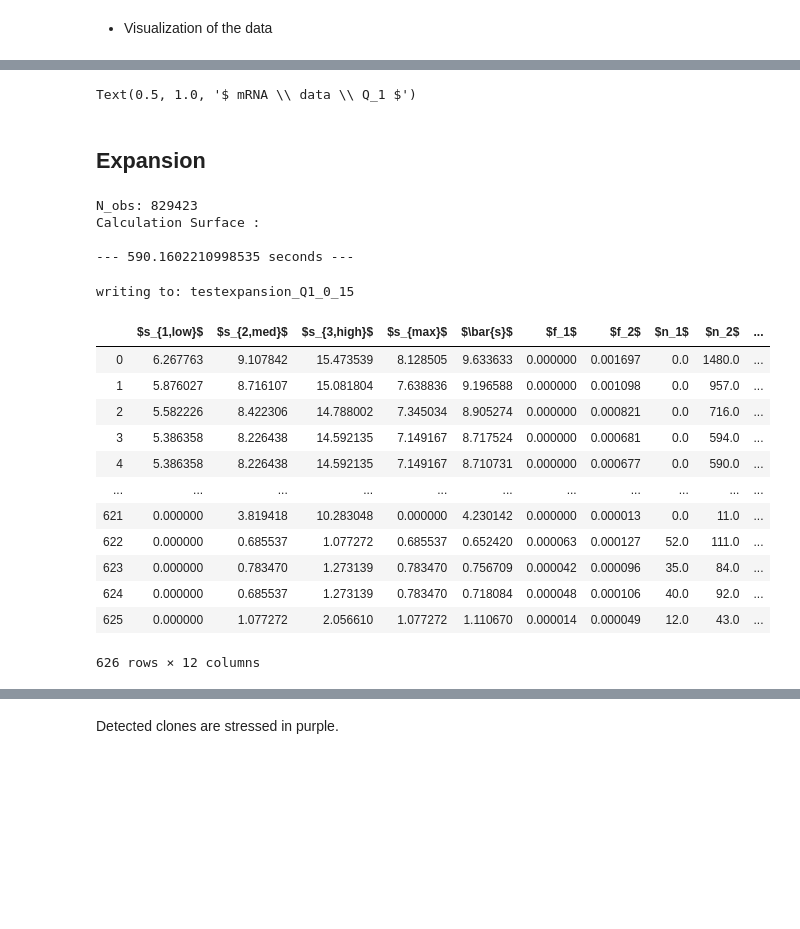
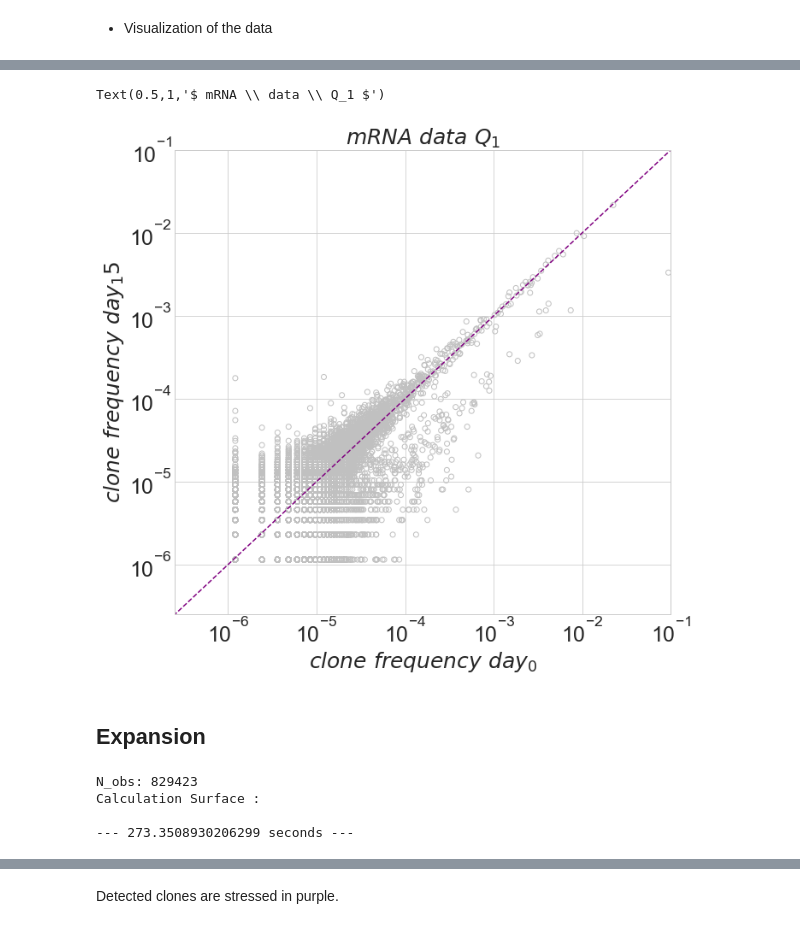
Before and after one commit to statbiophys/NoisET, a Jupyter notebook: NoisET example - Detection of responding clones.ipynb, the cells around one changed output, grey strips where cells are left out. Saved outputs shown, nothing was run; the diff lists cells and outputs as text; code cells hidden in the pictures; blank space fills up the shorter version.

```diff
--- a/NoisET example - Detection of responding clones.ipynb
+++ b/NoisET example - Detection of responding clones.ipynb
@@ -22,14 +23,17 @@ import matplotlib.pyplot as plt
 path = 'data_examples/'
 filename1 = 'Q1_0_F1_.txt.gz' # first biological replicate
 filename2 = 'Q1_15_F1_.txt.gz' # second biological replicate
-colnames1 = ['Clone fraction','Clone count', 'N. Seq. CDR3', 'AA. Seq. CDR3'] #colnames that will change if you work with a different data-set
-colnames2 = ['Clone fraction','Clone count', 'N. Seq. CDR3', 'AA. Seq. CDR3'] # same as above
+col_names = ['Clone count', 'Clone count']
+id_names = ['N. Seq. CDR3', 'N. Seq. CDR3']
 
-cl_Q1 = ns.Data_Process(path, filename1, filename2, colnames1,  colnames2)
+# check
+cl_Q1 = ns.Data_Process(path, filename1, filename2, id_names, col_names)
 print("First Filename is : " , cl_Q1.filename1)
 print("Second Filename is : ",  cl_Q1.filename2)
-print("Name of the columns of first file are : ", cl_Q1.colnames1)
-print("Name of the columns of second file are : ", cl_Q1.colnames2)
+
+# Import the data
+df = cl_Q1.import_data()
+fractions1, fractions2 = df['counts1']/df['counts1'].sum(), df['counts2']/df['counts2'].sum()
 # %% [output]
 First Filename is :  Q1_0_F1_.txt.gz
 Second Filename is :  Q1_15_F1_.txt.gz
@@ -58,15 +40,13 @@ df
 # %% [markdown]
 - Visualization of the data
 # %%
-%matplotlib notebook
-
 plt.figure(figsize=(10.4,10))
 plt.rc('xtick', labelsize = 25)
 plt.rc('ytick', labelsize = 25)
 X = np.linspace(0,1, 1000)
 
 plt.style.use('seaborn-whitegrid')
-plt.scatter(df['Clone_fraction_1'], df['Clone_fraction_2'], c='none', edgecolor='silver')
+plt.scatter(fractions1, fractions2, c='none', edgecolor='silver')
 plt.plot(X,X, linestyle ='--', color ='purple')
 plt.xlabel(r'$clone \ frequency \ day_0 $', fontsize = 25)
 plt.ylabel(r'$clone \ frequency \ day_15 $', fontsize = 25)
@@ -81,4 +59,5 @@ plt.title(r'$ mRNA \ data \ Q_1 $', fontsize = 25)
-Text(0.5, 1.0, '$ mRNA \\ data \\ Q_1 $')
+Text(0.5,1,'$ mRNA \\ data \\ Q_1 $')
+[figure, added]
 # %% [markdown]
 ## Expansion
 # %%
@@ -91,31 +70,15 @@ expansion = ns.Expansion_Model()
 # %%
+expansion = ns.Expansion_Model(df)
+
 # 2 thresholds to set for the detection
 pval_threshold = 0.05
 smed_threshold = 0
 
-outpath = 'testexpansion_Q1_0_15' # name of the file
+#outpath = 'testexpansion_Q1_0_15' # name of the file
 
-expansion.expansion_table(outpath, paras_1, paras_2, df, noise_model, pval_threshold, smed_threshold)
+table = expansion.expansion_table(paras_1, paras_2, noise_model, pval_threshold, smed_threshold)
 # %% [output]
 N_obs: 829423
 Calculation Surface :
 
---- 590.1602210998535 seconds ---
+--- 273.3508930206299 seconds ---
-writing to: testexpansion_Q1_0_15
-# %%
-table_expansion = pd.read_csv('testexpansion_Q1_0_15top_expanded.csv', sep = '\t')
-table_expansion
-# %% [output]
-|  | $s_{1,low}$ | $s_{2,med}$ | $s_{3,high}$ | $s_{max}$ | $\bar{s}$ | $f_1$ | $f_2$ | $n_1$ | $n_2$ | ... |
-| 0 | 6.267763 | 9.107842 | 15.473539 | 8.128505 | 9.633633 | 0.000000 | 0.001697 | 0.0 | 1480.0 | ... |
-| 1 | 5.876027 | 8.716107 | 15.081804 | 7.638836 | 9.196588 | 0.000000 | 0.001098 | 0.0 | 957.0 | ... |
-| 2 | 5.582226 | 8.422306 | 14.788002 | 7.345034 | 8.905274 | 0.000000 | 0.000821 | 0.0 | 716.0 | ... |
-| 3 | 5.386358 | 8.226438 | 14.592135 | 7.149167 | 8.717524 | 0.000000 | 0.000681 | 0.0 | 594.0 | ... |
-| 4 | 5.386358 | 8.226438 | 14.592135 | 7.149167 | 8.710731 | 0.000000 | 0.000677 | 0.0 | 590.0 | ... |
-| ... | ... | ... | ... | ... | ... | ... | ... | ... | ... | ... |
-| 621 | 0.000000 | 3.819418 | 10.283048 | 0.000000 | 4.230142 | 0.000000 | 0.000013 | 0.0 | 11.0 | ... |
-| 622 | 0.000000 | 0.685537 | 1.077272 | 0.685537 | 0.652420 | 0.000063 | 0.000127 | 52.0 | 111.0 | ... |
-| 623 | 0.000000 | 0.783470 | 1.273139 | 0.783470 | 0.756709 | 0.000042 | 0.000096 | 35.0 | 84.0 | ... |
-| 624 | 0.000000 | 0.685537 | 1.273139 | 0.783470 | 0.718084 | 0.000048 | 0.000106 | 40.0 | 92.0 | ... |
-| 625 | 0.000000 | 1.077272 | 2.056610 | 1.077272 | 1.110670 | 0.000014 | 0.000049 | 12.0 | 43.0 | ... |
-626 rows × 12 columns
```
Also changed, not shown: parts of 10 cells of this notebook, 16 other files.
